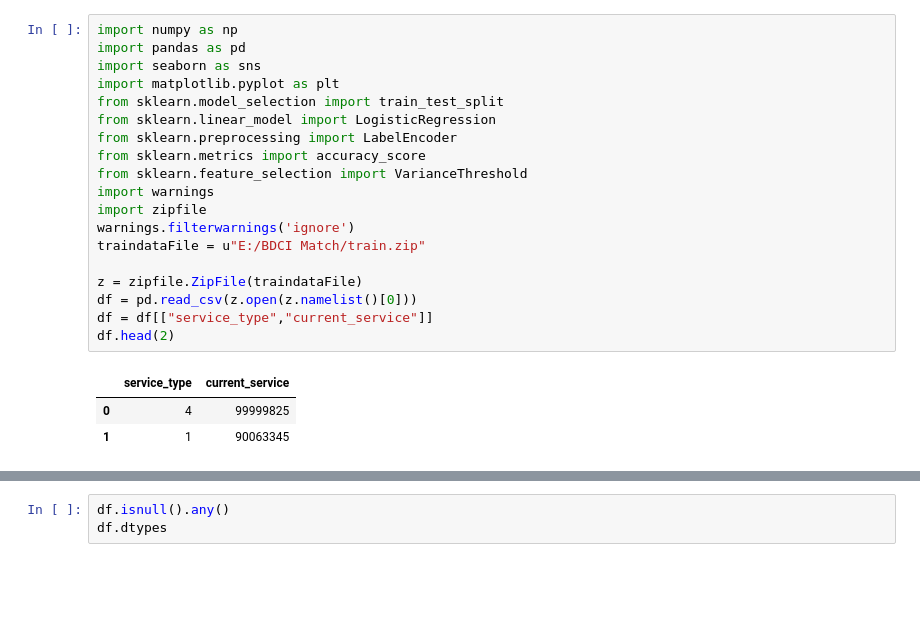
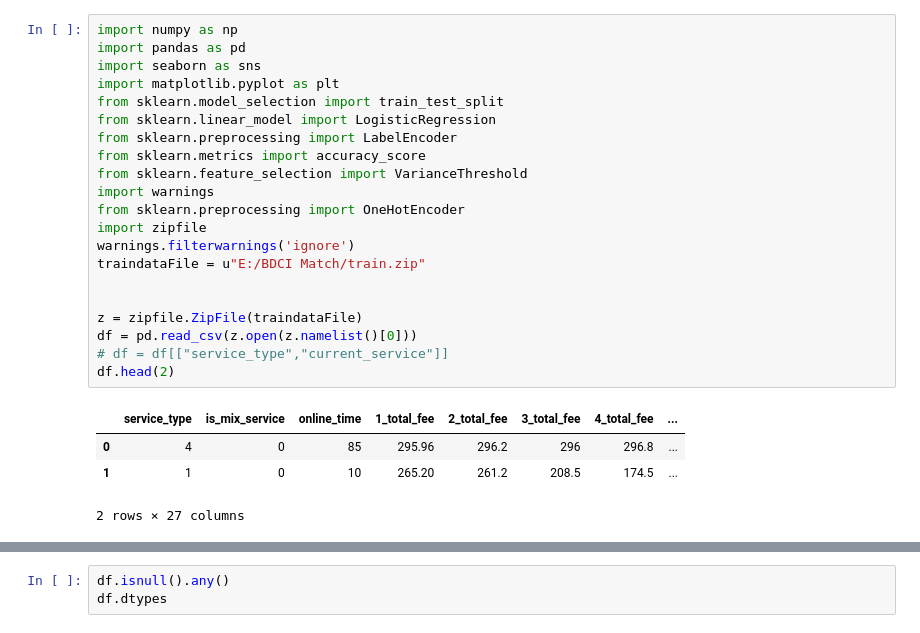
Before and after one commit to sunjobsuda/BCDI, a Jupyter notebook: FeatureAnalysis/service_type.ipynb, the cells around one changed output, grey strips where cells are left out. Saved outputs shown, nothing was run; the diff lists cells and outputs as text; blank space fills up the shorter version.

```diff
--- a/FeatureAnalysis/service_type.ipynb
+++ b/FeatureAnalysis/service_type.ipynb
@@ -1,23 +1,26 @@
 # %%
 import numpy as np
 import pandas as pd
 import seaborn as sns
 import matplotlib.pyplot as plt
 from sklearn.model_selection import train_test_split
 from sklearn.linear_model import LogisticRegression
 from sklearn.preprocessing import LabelEncoder
 from sklearn.metrics import accuracy_score
 from sklearn.feature_selection import VarianceThreshold
 import warnings
+from sklearn.preprocessing import OneHotEncoder
 import zipfile
 warnings.filterwarnings('ignore')
 traindataFile = u"E:/BDCI Match/train.zip"
 
+
 z = zipfile.ZipFile(traindataFile)
 df = pd.read_csv(z.open(z.namelist()[0]))
-df = df[["service_type","current_service"]]
+# df = df[["service_type","current_service"]]
 df.head(2)
 # %% [output]
-|  | service_type | current_service |
-| 0 | 4 | 99999825 |
-| 1 | 1 | 90063345 |
+|  | service_type | is_mix_service | online_time | 1_total_fee | 2_total_fee | 3_total_fee | 4_total_fee | ... |
+| 0 | 4 | 0 | 85 | 295.96 | 296.2 | 296 | 296.8 | ... |
+| 1 | 1 | 0 | 10 | 265.20 | 261.2 | 208.5 | 174.5 | ... |
+2 rows × 27 columns
```
Also changed, not shown: parts of 2 cells of this notebook.
